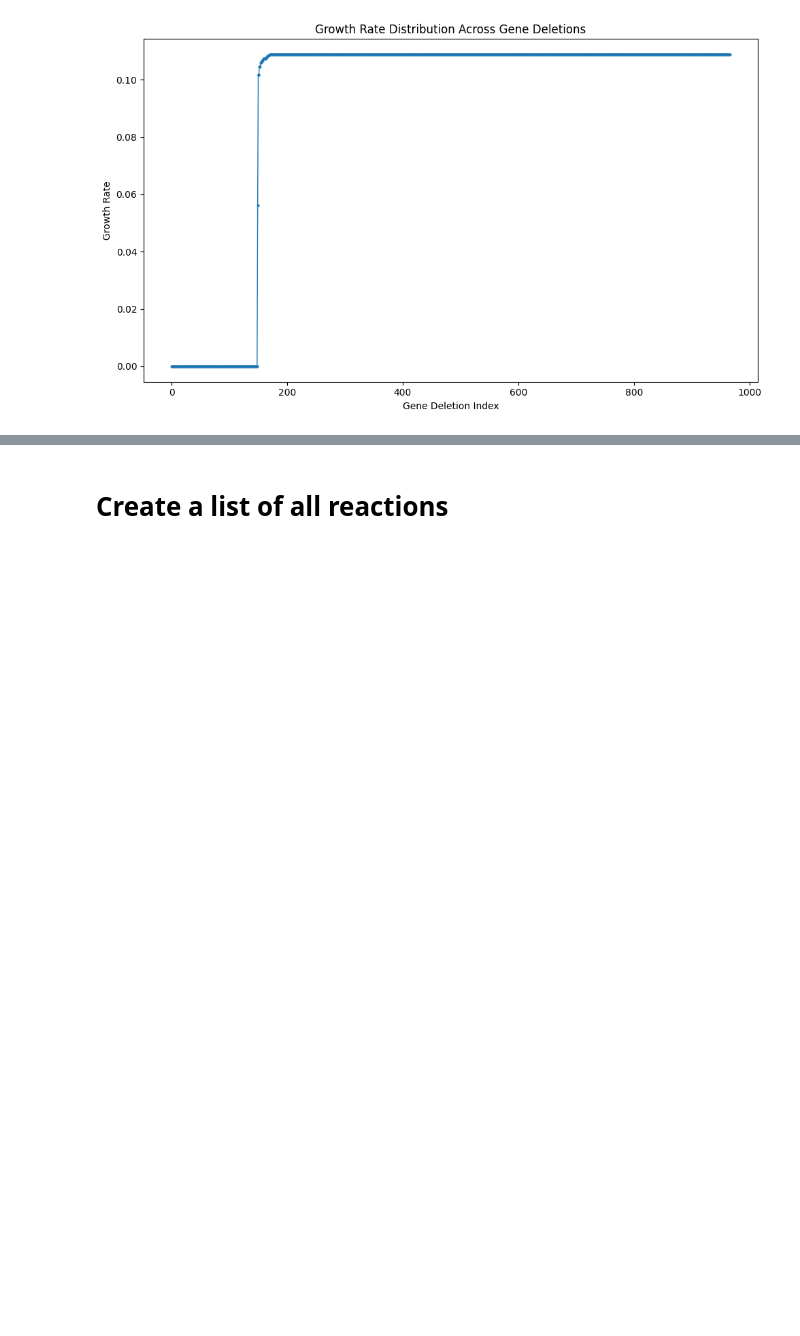
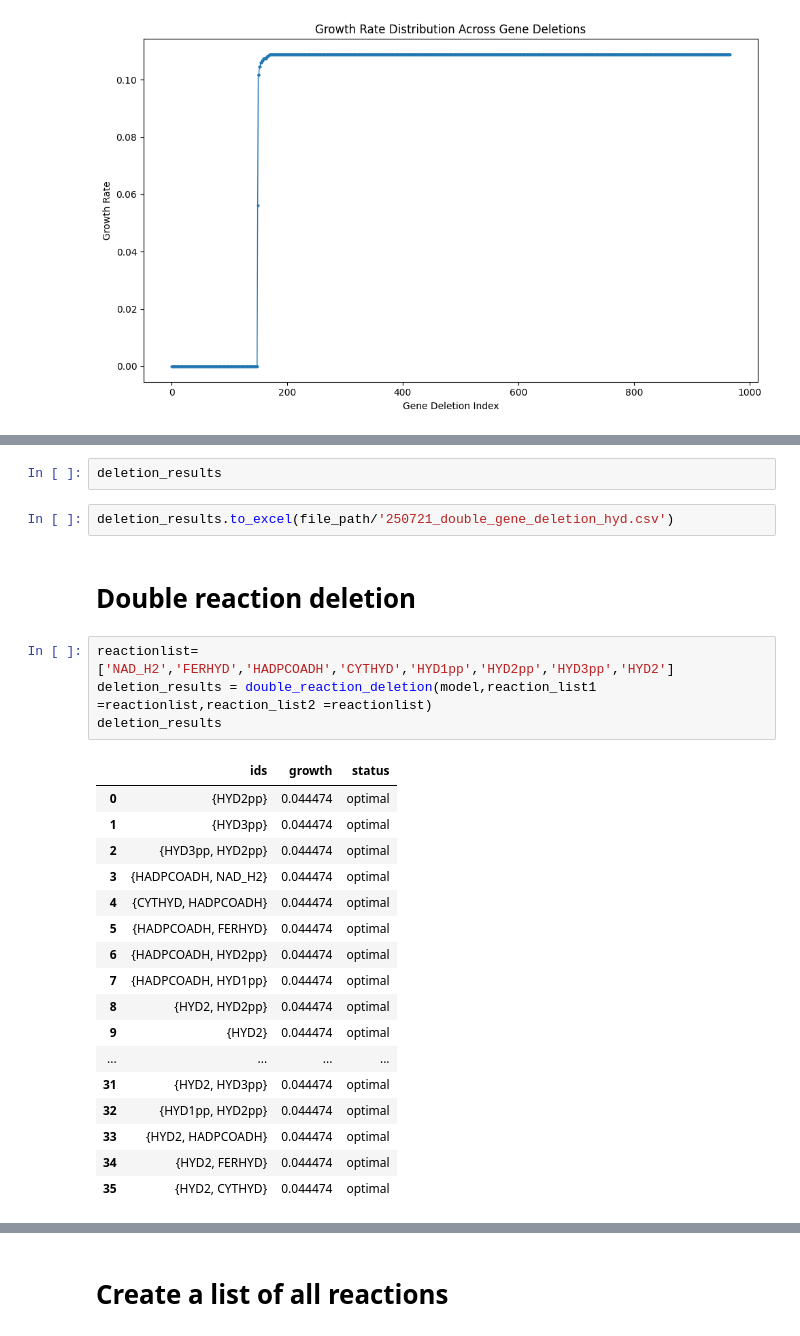
Before and after one commit to AzizBenA/iABA974_SoF1_GEM, a Jupyter notebook: Scripts/Model_manipulation.ipynb, the cells around one changed output, grey strips where cells are left out. Drawn from its saved outputs; the diff is of its cells as text; blank space fills up the shorter version.

Commit message:
added double gene deletion code

```diff
--- a/Scripts/Model_manipulation.ipynb
+++ b/Scripts/Model_manipulation.ipynb
@@ -988,0 +1003,28 @@ plt.show()
+# %%
+deletion_results
+# %%
+deletion_results.to_excel(file_path/'250721_double_gene_deletion_hyd.csv')
+# %% [markdown]
+# Double reaction deletion
+# %%
+reactionlist= ['NAD_H2','FERHYD','HADPCOADH','CYTHYD','HYD1pp','HYD2pp','HYD3pp','HYD2']
+deletion_results = double_reaction_deletion(model,reaction_list1 =reactionlist,reaction_list2 =reactionlist)
+deletion_results
+# %% [output]
+|  | ids | growth | status |
+| 0 | {HYD2pp} | 0.044474 | optimal |
+| 1 | {HYD3pp} | 0.044474 | optimal |
+| 2 | {HYD3pp, HYD2pp} | 0.044474 | optimal |
+| 3 | {HADPCOADH, NAD_H2} | 0.044474 | optimal |
+| 4 | {CYTHYD, HADPCOADH} | 0.044474 | optimal |
+| 5 | {HADPCOADH, FERHYD} | 0.044474 | optimal |
+| 6 | {HADPCOADH, HYD2pp} | 0.044474 | optimal |
+| 7 | {HADPCOADH, HYD1pp} | 0.044474 | optimal |
+| 8 | {HYD2, HYD2pp} | 0.044474 | optimal |
+| 9 | {HYD2} | 0.044474 | optimal |
+| ... | ... | ... | ... |
+| 31 | {HYD2, HYD3pp} | 0.044474 | optimal |
+| 32 | {HYD1pp, HYD2pp} | 0.044474 | optimal |
+| 33 | {HYD2, HADPCOADH} | 0.044474 | optimal |
+| 34 | {HYD2, FERHYD} | 0.044474 | optimal |
+| 35 | {HYD2, CYTHYD} | 0.044474 | optimal |
```
Also changed, not shown: parts of 4 cells of this notebook, 3 other files.
